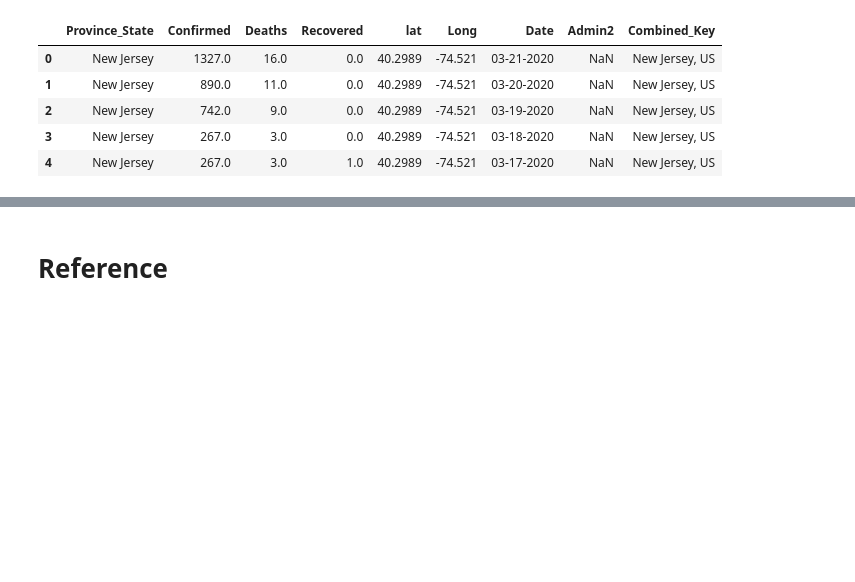
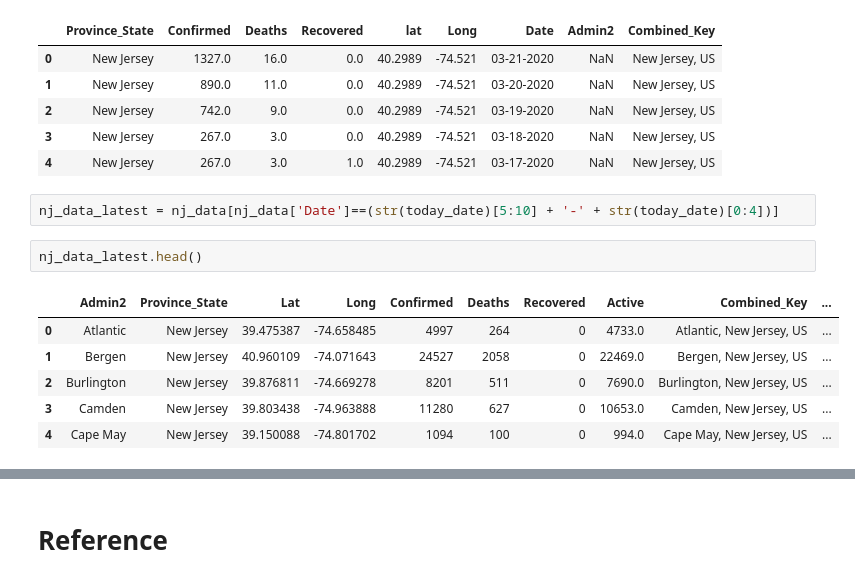
Before and after one commit to RedShuuu/Mix, a Jupyter notebook: COVID19/covid_data_analysis.ipynb, the cells around one changed output, grey strips where cells are left out. Saved outputs shown, nothing was run; the diff lists cells and outputs as text; blank space fills up the shorter version.

```diff
--- a/COVID19/covid_data_analysis.ipynb
+++ b/COVID19/covid_data_analysis.ipynb
@@ -444,3 +448,14 @@ nj_data2.head()
 | 2 | New Jersey | 742.0 | 9.0 | 0.0 | 40.2989 | -74.521 | 03-19-2020 | NaN | New Jersey, US |
 | 3 | New Jersey | 267.0 | 3.0 | 0.0 | 40.2989 | -74.521 | 03-18-2020 | NaN | New Jersey, US |
 | 4 | New Jersey | 267.0 | 3.0 | 1.0 | 40.2989 | -74.521 | 03-17-2020 | NaN | New Jersey, US |
+# %%
+nj_data_latest = nj_data[nj_data['Date']==(str(today_date)[5:10] + '-' + str(today_date)[0:4])]
+# %%
+nj_data_latest.head()
+# %% [output]
+|  | Admin2 | Province_State | Lat | Long | Confirmed | Deaths | Recovered | Active | Combined_Key | ... |
+| 0 | Atlantic | New Jersey | 39.475387 | -74.658485 | 4997 | 264 | 0 | 4733.0 | Atlantic, New Jersey, US | ... |
+| 1 | Bergen | New Jersey | 40.960109 | -74.071643 | 24527 | 2058 | 0 | 22469.0 | Bergen, New Jersey, US | ... |
+| 2 | Burlington | New Jersey | 39.876811 | -74.669278 | 8201 | 511 | 0 | 7690.0 | Burlington, New Jersey, US | ... |
+| 3 | Camden | New Jersey | 39.803438 | -74.963888 | 11280 | 627 | 0 | 10653.0 | Camden, New Jersey, US | ... |
+| 4 | Cape May | New Jersey | 39.150088 | -74.801702 | 1094 | 100 | 0 | 994.0 | Cape May, New Jersey, US | ... |
```
Also changed, not shown: parts of 21 cells of this notebook.
